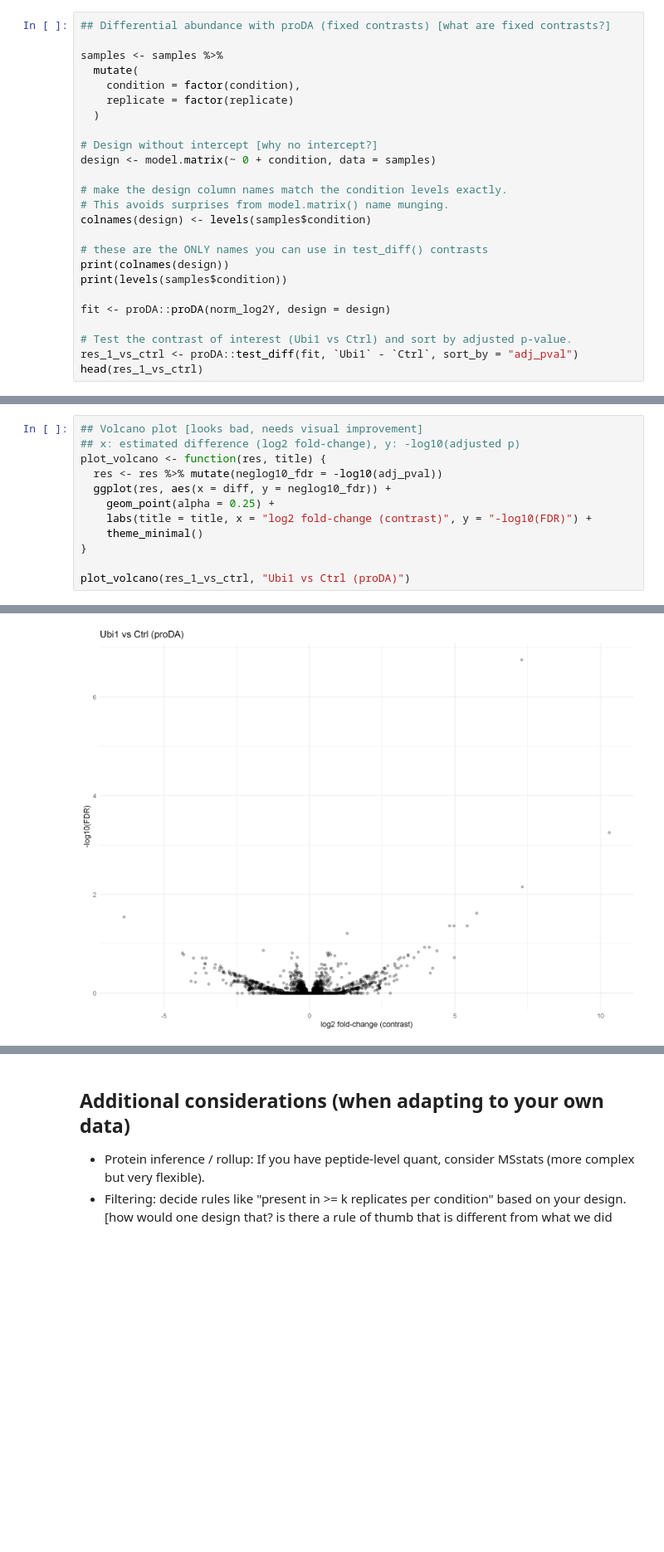
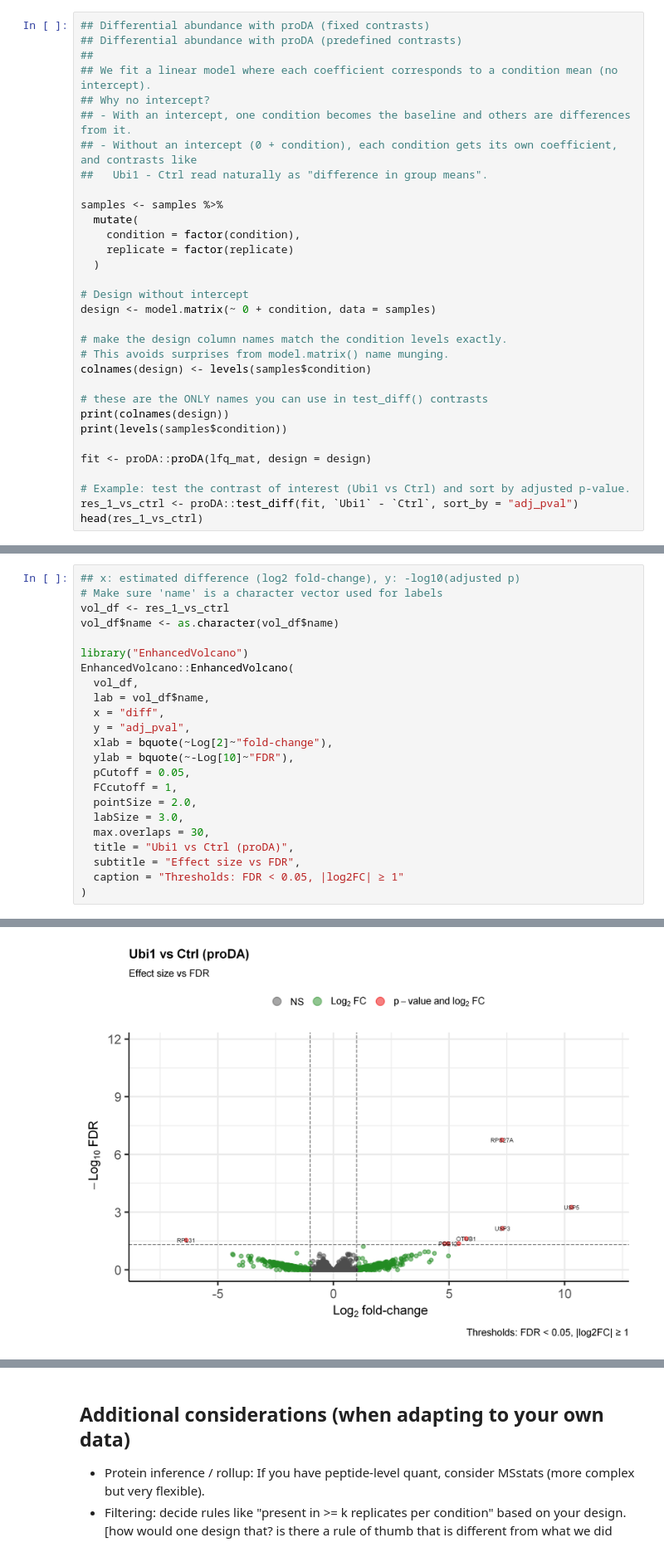
Before and after one commit to meshik/bioinformatics-code-hub, a Jupyter notebook: proteomics/differential_abundance/r.ipynb, the cells around one changed output, grey strips where cells are left out. Shown at 83% size. Saved outputs shown, nothing was run; the diff lists cells and outputs as text; blank space fills up the shorter version.

```diff
--- a/proteomics/differential_abundance/r.ipynb
+++ b/proteomics/differential_abundance/r.ipynb
@@ -185,5 +197,12 @@ Error:
 # %%
-## Differential abundance with proDA (fixed contrasts) [what are fixed contrasts?]
+## Differential abundance with proDA (fixed contrasts)
+## Differential abundance with proDA (predefined contrasts)
+##
+## We fit a linear model where each coefficient corresponds to a condition mean (no intercept).
+## Why no intercept?
+## - With an intercept, one condition becomes the baseline and others are differences from it.
+## - Without an intercept (0 + condition), each condition gets its own coefficient, and contrasts like
+##   Ubi1 - Ctrl read naturally as "difference in group means".
 
 samples <- samples %>%
   mutate(
@@ -191,7 +210,7 @@ samples <- samples %>%
     replicate = factor(replicate)
   )
 
-# Design without intercept [why no intercept?]
+# Design without intercept
 design <- model.matrix(~ 0 + condition, data = samples)
 
 # make the design column names match the condition levels exactly.
@@ -202,9 +221,9 @@ colnames(design) <- levels(samples$condition)
 print(colnames(design))
 print(levels(samples$condition))
 
-fit <- proDA::proDA(norm_log2Y, design = design)
+fit <- proDA::proDA(lfq_mat, design = design)
 
-# Test the contrast of interest (Ubi1 vs Ctrl) and sort by adjusted p-value.
+# Example: test the contrast of interest (Ubi1 vs Ctrl) and sort by adjusted p-value.
 res_1_vs_ctrl <- proDA::test_diff(fit, `Ubi1` - `Ctrl`, sort_by = "adj_pval")
 head(res_1_vs_ctrl)
 # %% [output]
@@ -222,13 +241,24 @@ A data.frame: 6 × 10
 # %%
-## Volcano plot [looks bad, needs visual improvement]
 ## x: estimated difference (log2 fold-change), y: -log10(adjusted p)
-plot_volcano <- function(res, title) {
-  res <- res %>% mutate(neglog10_fdr = -log10(adj_pval))
-  ggplot(res, aes(x = diff, y = neglog10_fdr)) +
-    geom_point(alpha = 0.25) +
-    labs(title = title, x = "log2 fold-change (contrast)", y = "-log10(FDR)") +
-    theme_minimal()
-}
+# Make sure 'name' is a character vector used for labels
+vol_df <- res_1_vs_ctrl
+vol_df$name <- as.character(vol_df$name)
 
-plot_volcano(res_1_vs_ctrl, "Ubi1 vs Ctrl (proDA)")
+library("EnhancedVolcano")
+EnhancedVolcano::EnhancedVolcano(
+  vol_df,
+  lab = vol_df$name,
+  x = "diff",
+  y = "adj_pval",
+  xlab = bquote(~Log[2]~"fold-change"),
+  ylab = bquote(~-Log[10]~"FDR"),
+  pCutoff = 0.05,
+  FCcutoff = 1,
+  pointSize = 2.0,
+  labSize = 3.0,
+  max.overlaps = 30,
+  title = "Ubi1 vs Ctrl (proDA)",
+  subtitle = "Effect size vs FDR",
+  caption = "Thresholds: FDR < 0.05, |log2FC| ≥ 1"
+)
 # %% [output]
@@ -235,4 +277,4 @@ plot_volcano(res_1_vs_ctrl, "Ubi1 vs Ctrl (proDA)")
-[figure, old version]
+[figure, new version]
 # %%
 ## Heatmap of top hits (visualization-only imputation)
 ## For heatmaps, we need a complete matrix. We do a minimal, explicit imputation:
```
Also changed, not shown: parts of 13 cells of this notebook, 1 other file.
